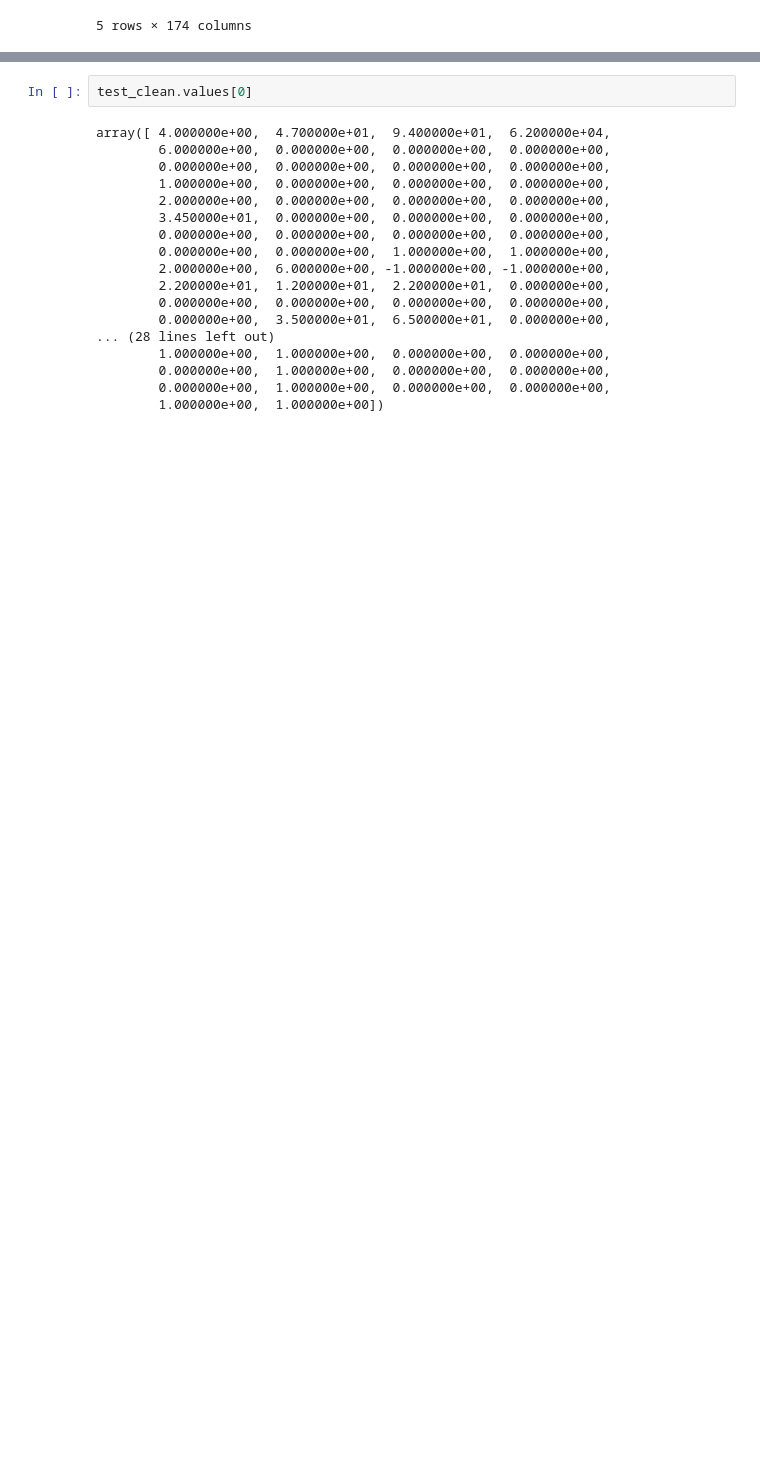
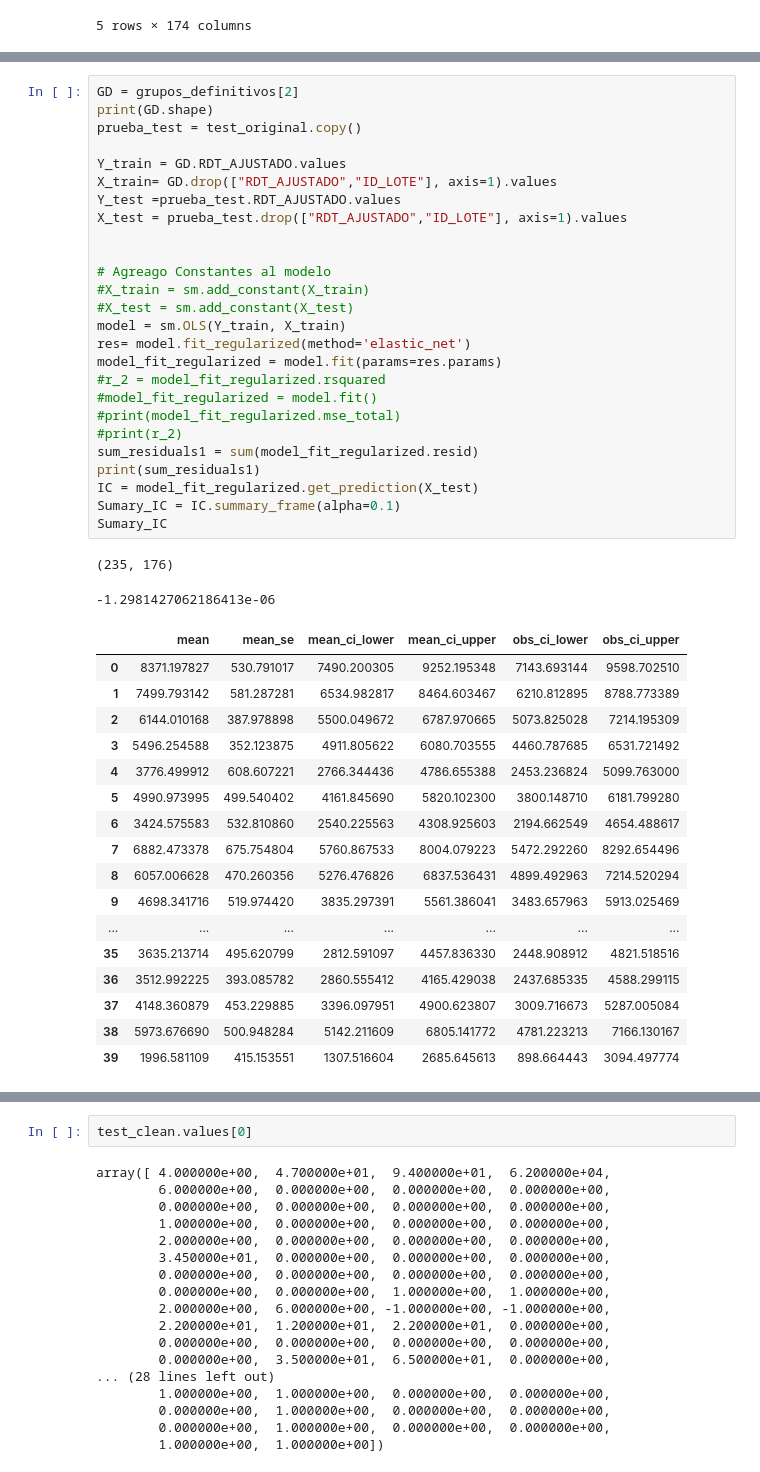
Before and after one commit to GermanMoran/TesisMaestria, a Jupyter notebook: PruebaMH/sample_Original.ipynb, the cells around one changed output, grey strips where cells are left out. Cells and saved outputs as stored; diff of their text form; blank space fills up the shorter version.

```diff
--- a/PruebaMH/sample_Original.ipynb
+++ b/PruebaMH/sample_Original.ipynb
@@ -505,0 +595,46 @@ Varianza residual:  114108.56772566748
+# %%
+GD = grupos_definitivos[2]
+print(GD.shape)
+prueba_test = test_original.copy()
+
+Y_train = GD.RDT_AJUSTADO.values
+X_train= GD.drop(["RDT_AJUSTADO","ID_LOTE"], axis=1).values
+Y_test =prueba_test.RDT_AJUSTADO.values
+X_test = prueba_test.drop(["RDT_AJUSTADO","ID_LOTE"], axis=1).values
+
+
+# Agreago Constantes al modelo
+#X_train = sm.add_constant(X_train)
+#X_test = sm.add_constant(X_test)
+model = sm.OLS(Y_train, X_train)
+res= model.fit_regularized(method='elastic_net')
+model_fit_regularized = model.fit(params=res.params)
+#r_2 = model_fit_regularized.rsquared
+#model_fit_regularized = model.fit()
+#print(model_fit_regularized.mse_total)
+#print(r_2)
+sum_residuals1 = sum(model_fit_regularized.resid)
+print(sum_residuals1)
+IC = model_fit_regularized.get_prediction(X_test)
+Sumary_IC = IC.summary_frame(alpha=0.1)
+Sumary_IC
+# %% [output]
+(235, 176)
+-1.2981427062186413e-06
+|  | mean | mean_se | mean_ci_lower | mean_ci_upper | obs_ci_lower | obs_ci_upper |
+| 0 | 8371.197827 | 530.791017 | 7490.200305 | 9252.195348 | 7143.693144 | 9598.702510 |
+| 1 | 7499.793142 | 581.287281 | 6534.982817 | 8464.603467 | 6210.812895 | 8788.773389 |
+| 2 | 6144.010168 | 387.978898 | 5500.049672 | 6787.970665 | 5073.825028 | 7214.195309 |
+| 3 | 5496.254588 | 352.123875 | 4911.805622 | 6080.703555 | 4460.787685 | 6531.721492 |
+| 4 | 3776.499912 | 608.607221 | 2766.344436 | 4786.655388 | 2453.236824 | 5099.763000 |
+| 5 | 4990.973995 | 499.540402 | 4161.845690 | 5820.102300 | 3800.148710 | 6181.799280 |
+| 6 | 3424.575583 | 532.810860 | 2540.225563 | 4308.925603 | 2194.662549 | 4654.488617 |
+| 7 | 6882.473378 | 675.754804 | 5760.867533 | 8004.079223 | 5472.292260 | 8292.654496 |
+| 8 | 6057.006628 | 470.260356 | 5276.476826 | 6837.536431 | 4899.492963 | 7214.520294 |
+| 9 | 4698.341716 | 519.974420 | 3835.297391 | 5561.386041 | 3483.657963 | 5913.025469 |
+| ... | ... | ... | ... | ... | ... | ... |
+| 35 | 3635.213714 | 495.620799 | 2812.591097 | 4457.836330 | 2448.908912 | 4821.518516 |
+| 36 | 3512.992225 | 393.085782 | 2860.555412 | 4165.429038 | 2437.685335 | 4588.299115 |
+| 37 | 4148.360879 | 453.229885 | 3396.097951 | 4900.623807 | 3009.716673 | 5287.005084 |
+| 38 | 5973.676690 | 500.948284 | 5142.211609 | 6805.141772 | 4781.223213 | 7166.130167 |
+| 39 | 1996.581109 | 415.153551 | 1307.516604 | 2685.645613 | 898.664443 | 3094.497774 |
```
Also changed, not shown: parts of 68 cells of this notebook, 8 other files.
